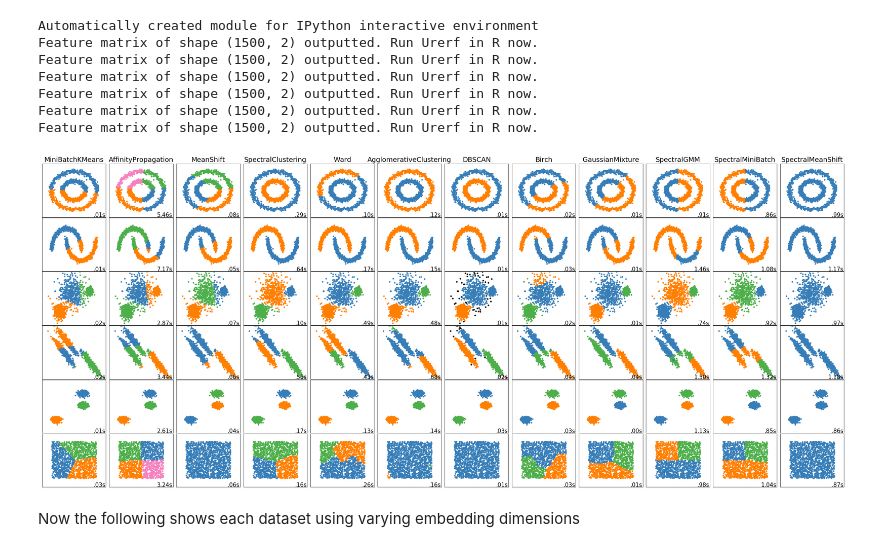
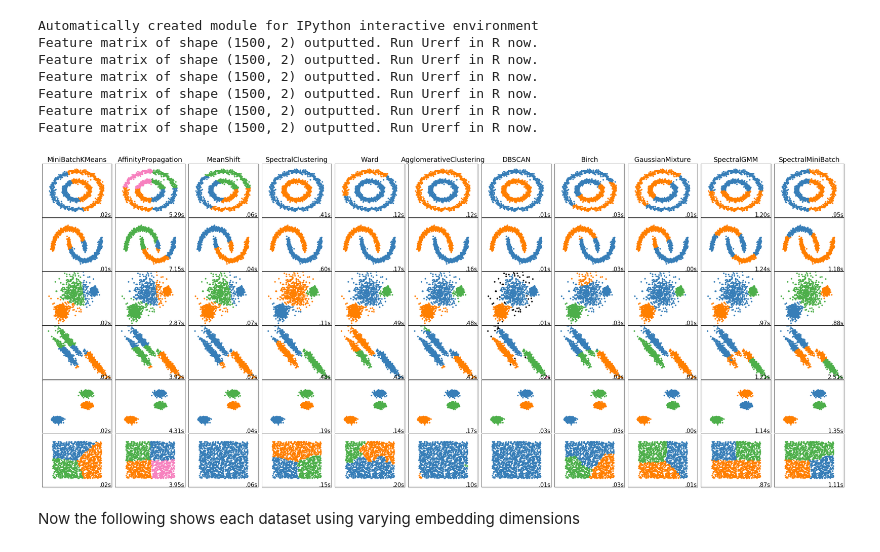
Before and after one commit to pfrank7/NDD, a Jupyter notebook: plot_cluster_comparison.ipynb, the cells around one changed output. Saved outputs shown, nothing was run; the diff lists cells and outputs as text; code cells hidden in the pictures.

```diff
--- a/plot_cluster_comparison.ipynb
+++ b/plot_cluster_comparison.ipynb
@@ -172,7 +172,6 @@ for i_dataset, (dataset, algo_params) in enumerate(datasets):
         ('GaussianMixture', gmm),
         ('SpectralGMM', gmm),
         ('SpectralMiniBatch', two_means),
-        ('SpectralMeanShift', ms)
     )
 
     for name, algorithm in clustering_algorithms:
@@ -191,7 +190,7 @@ for i_dataset, (dataset, algo_params) in enumerate(datasets):
                 message="Graph is not fully connected, spectral embedding" +
                 " may not work as expected.",
                 category=UserWarning)
-            if name == 'SpectralGMM' or name == 'SpectralMiniBatch' or name == 'SpectralMeanShift':
+            if name == 'SpectralGMM' or name == 'SpectralMiniBatch':
                 fname = files[i_dataset]
                 matrix = open(fname, 'r').read()
                 matrix = [item.split() for item in matrix.split('\n')[:-1]]
@@ -206,35 +205,35 @@ for i_dataset, (dataset, algo_params) in enumerate(datasets):
         if hasattr(algorithm, 'labels_'):
             y_pred = algorithm.labels_.astype(np.int)
         else:
-            if name == 'SpectralGMM' or name == 'SpectralMiniBatch' or name == 'SpectralMeanShift':
+            if name == 'SpectralGMM' or name == 'SpectralMiniBatch':
                 y_pred = algorithm.predict(X_)
             else:
                 y_pred = algorithm.predict(X)
 
         plt.subplot(len(datasets), len(clustering_algorithms), plot_num)
         if i_dataset == 0:
             plt.title(name, size=18)
 
         colors = np.array(list(islice(cycle(['#377eb8', '#ff7f00', '#4daf4a',
                                              '#f781bf', '#a65628', '#984ea3',
                                              '#999999', '#e41a1c', '#dede00']),
                                       int(max(y_pred) + 1))))
         # add black color for outliers (if any)
         colors = np.append(colors, ["#000000"])
         plt.scatter(X[:, 0], X[:, 1], s=10, color=colors[y_pred])
 
         plt.xlim(-2.5, 2.5)
         plt.ylim(-2.5, 2.5)
         plt.xticks(())
         plt.yticks(())
         plt.text(.99, .01, ('%.2fs' % (t1 - t0)).lstrip('0'),
                  transform=plt.gca().transAxes, size=15,
                  horizontalalignment='right')
         plot_num += 1
 
 plt.show()
 # %% [output]
-[figure, old version]
+[figure, new version]
 # %% [markdown]
 Now the following shows each dataset using varying embedding dimensions
 # %%
```
Also changed, not shown: parts of 2 cells of this notebook.
